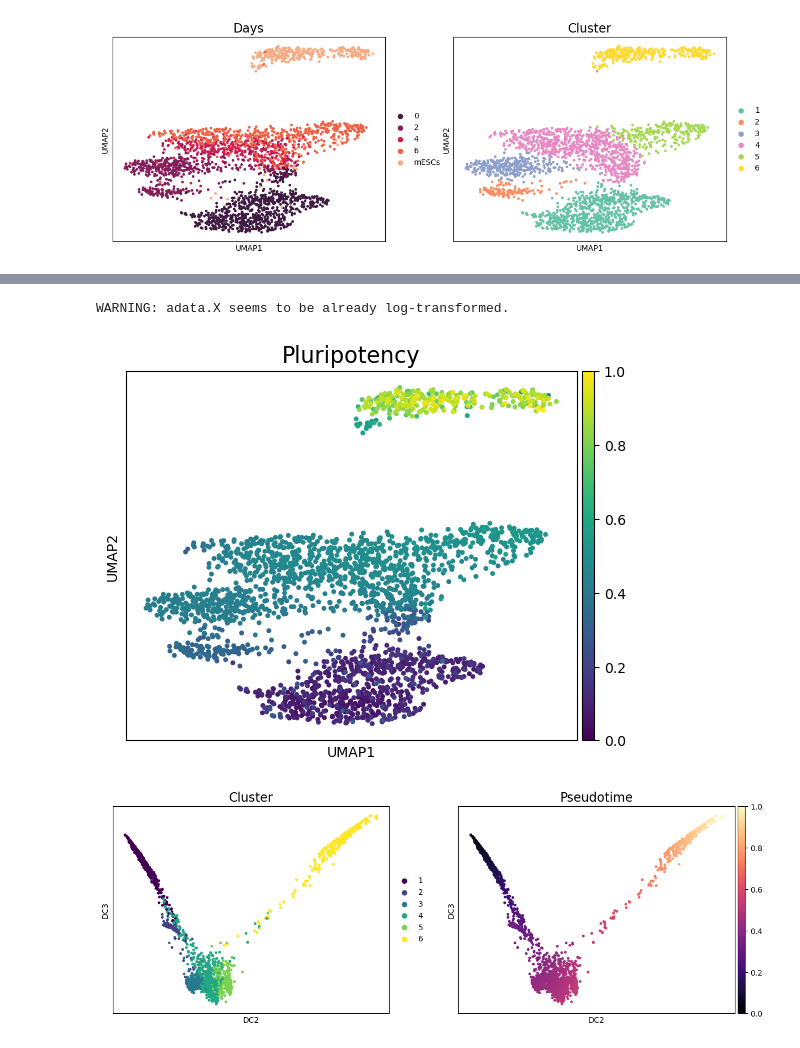
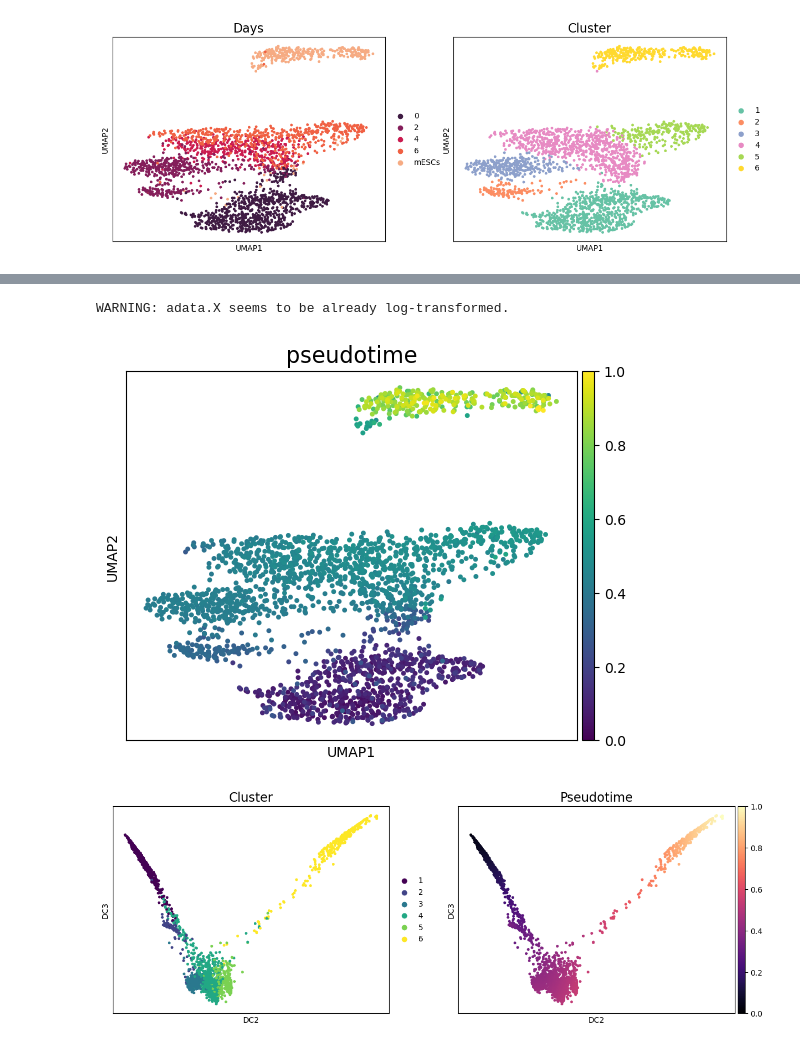
Before and after one commit to maddalenastn/IDEAS, a Jupyter notebook: Notebooks/Clustering_Preprocessing.ipynb, the cells around one changed output, grey strips where cells are left out. Drawn from its saved outputs; the diff is of its cells as text; code cells hidden in the pictures.

Commit message:
update pluripotency function

```diff
--- a/Notebooks/Clustering_Preprocessing.ipynb
+++ b/Notebooks/Clustering_Preprocessing.ipynb
@@ -363,29 +381,29 @@ stackbar_days(adata_a2s)
 # %%
 # add pseudotime
 
 #go back to RAW counts
 raw_adata_a2s = raw_adata[adata_a2s.obs_names]
 adata_a2s.X = raw_adata_a2s.X
 
 adata_a2s = pseudotime_a2s(adata_a2s)
-sc.pl.umap(adata_a2s, color='dpt_pseudotime', title='Pluripotency', cmap='viridis')
+sc.pl.umap(adata_a2s, color='dpt_pseudotime', title='pseudotime', cmap='viridis')
 fig, axes = sc.pl.diffmap(adata_a2s,
               color=['cluster','dpt_pseudotime'],
               dimensions=[(1, 2)],
               title = ['Cluster', 'Pseudotime'],
               legend_fontsize = 10,
               palette = 'viridis',
               cmap = 'magma',
               show=False,
 
 
 )
 plt.rcParams['axes.titlesize'] = 16
 
 plt.show()
 # %% [output]
 WARNING: adata.X seems to be already log-transformed.
-[figure, old version]
+[figure, new version]
 [figure]
 # %%
 #save results (with raw counts)
```
Also changed, not shown: parts of 8 cells of this notebook.
